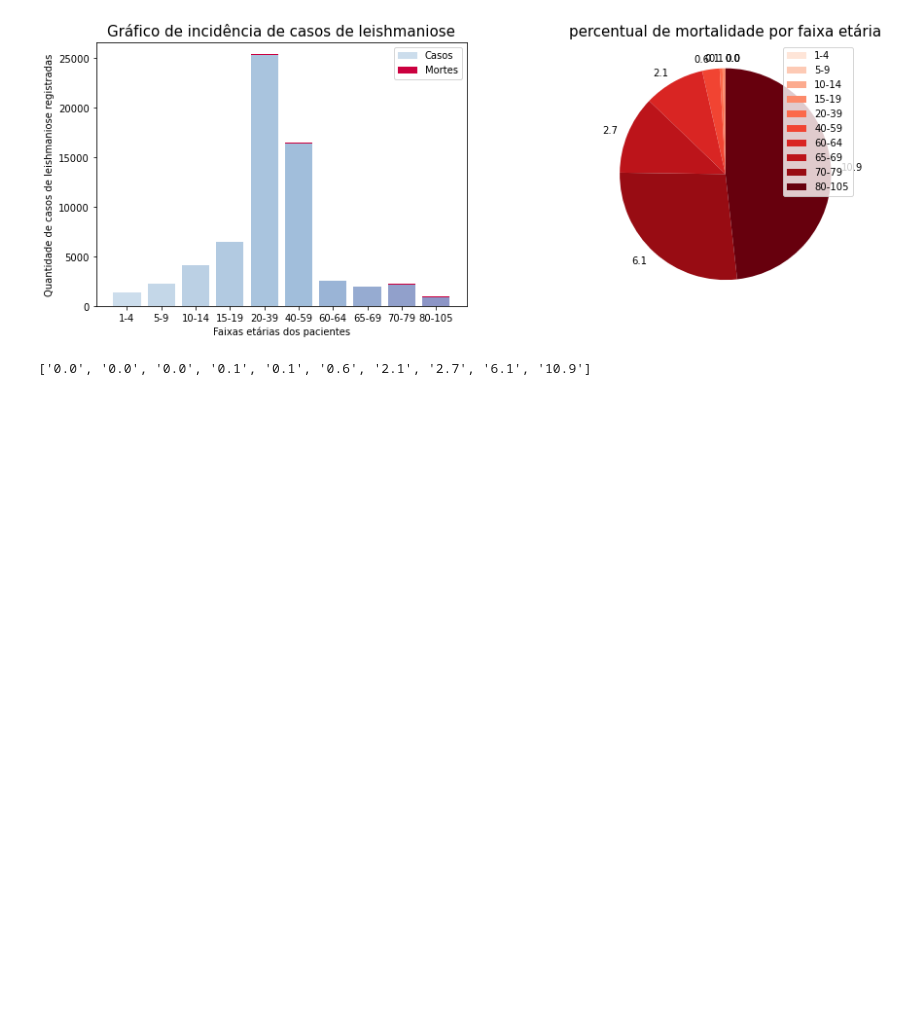
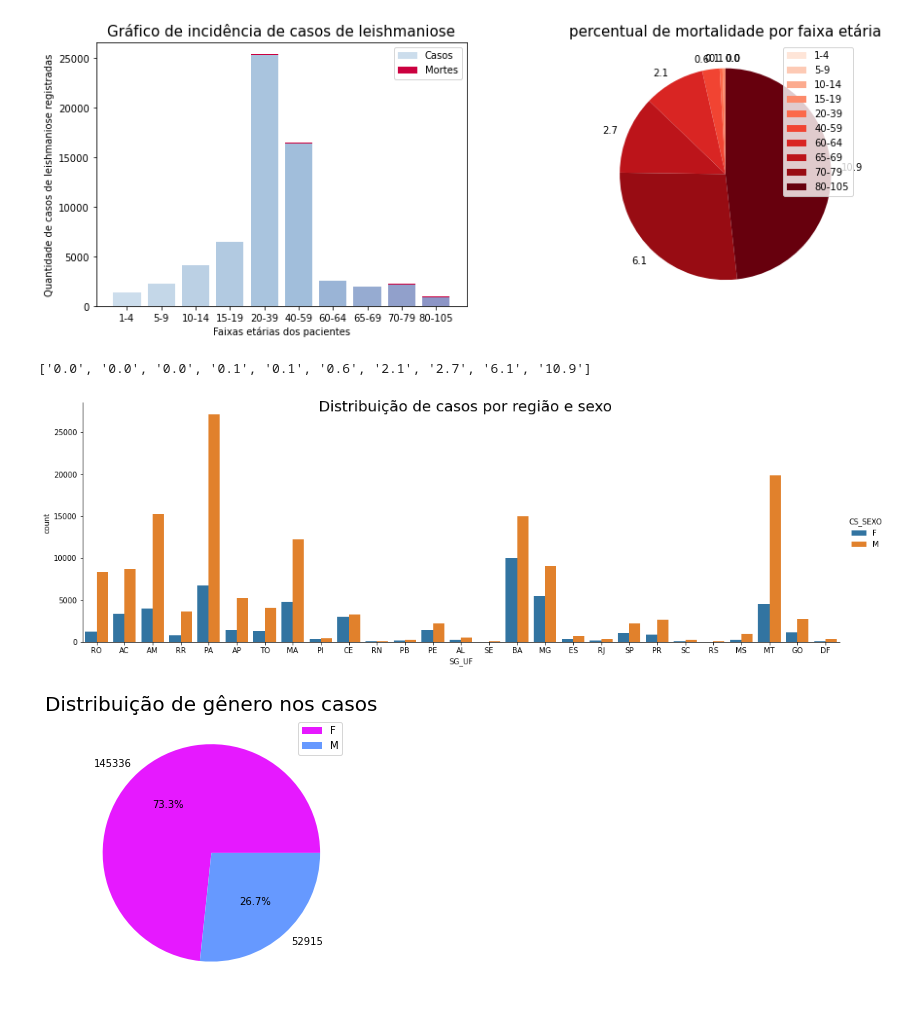
Before and after one commit to L182487/data4health, a Jupyter notebook: notebooks/exp_analysis_LTA.ipynb, the cells around one changed output. Saved outputs shown, nothing was run; the diff lists cells and outputs as text; code cells hidden in the pictures; blank space fills up the shorter version.

```diff
--- a/notebooks/exp_analysis_LTA.ipynb
+++ b/notebooks/exp_analysis_LTA.ipynb
@@ -257,3 +307,20 @@ print(death_perc)
 # %% [output]
 [figure]
 ['0.0', '0.0', '0.0', '0.1', '0.1', '0.6', '2.1', '2.7', '6.1', '10.9']
+# %%
+
+sns.catplot(x='SG_UF',kind='count',data=df,hue='CS_SEXO',height=5,aspect=3).fig.suptitle(
+    "Distribuição de casos por região e sexo",fontsize=20)
+plt.show()
+
+
+plt.figure(figsize=(5,5))
+colors = plt.cm.cool(np.linspace(0.9, 0.4, len(df['CS_SEXO'].unique())))
+
+plt.title("Distribuição de gênero nos casos",fontsize=20)
+plt.pie(df['CS_SEXO'].value_counts(), labels=df['CS_SEXO'].value_counts(),autopct='%1.1f%%',colors=colors)
+plt.legend(df['CS_SEXO'].unique())
+plt.show()
+# %% [output]
+[figure, added]
+[figure, added]
```
Also changed, not shown: parts of 7 cells of this notebook.
